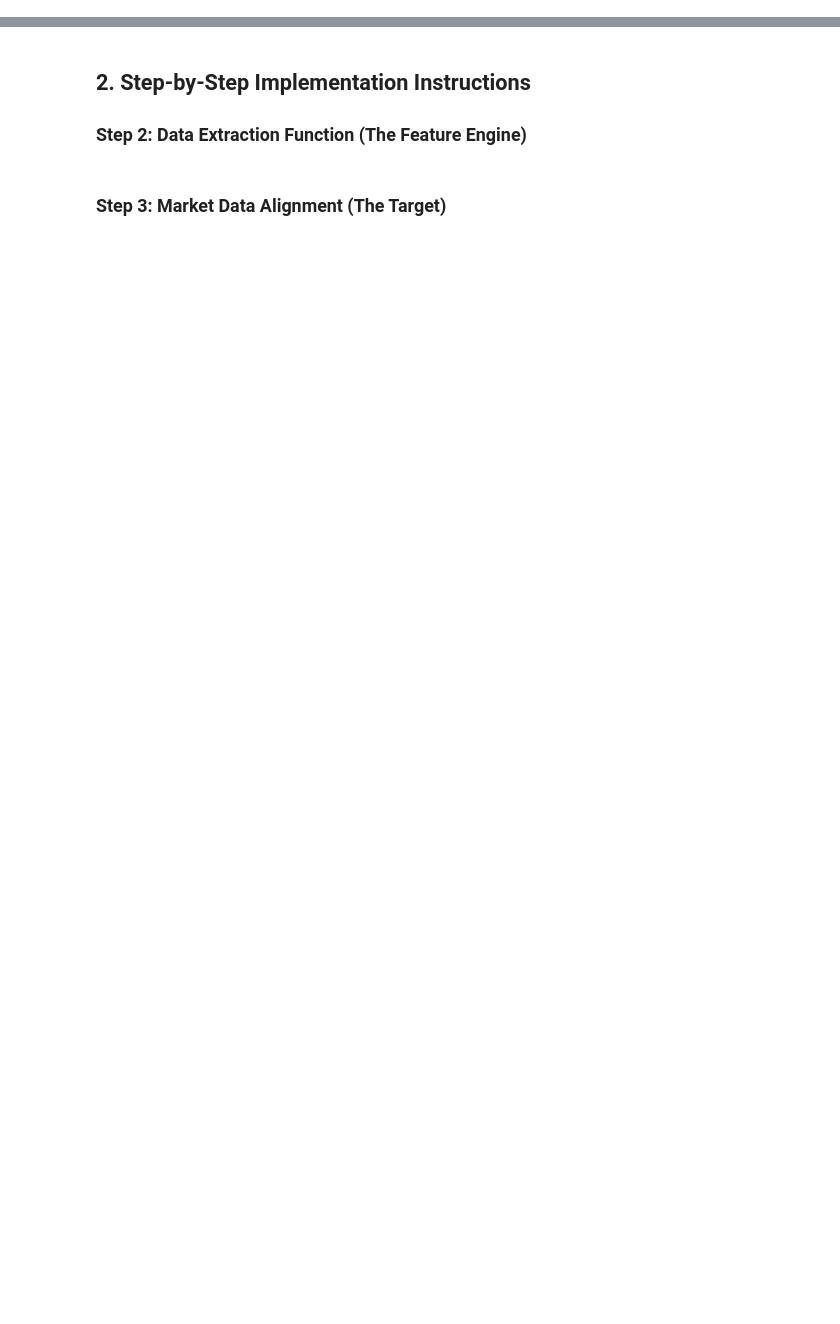
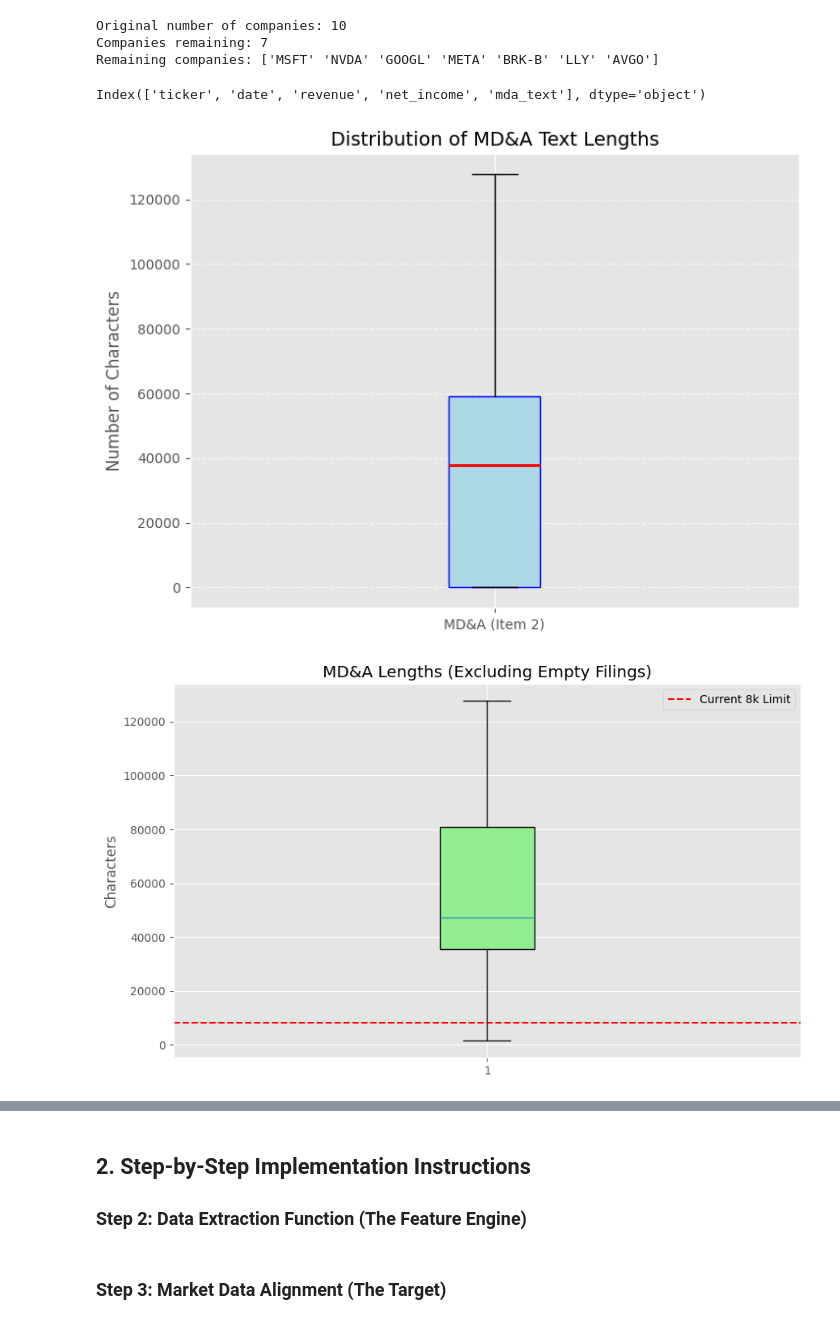
Before and after one commit to Tousak/stock-analysis, a Jupyter notebook: research/notebooks/quarterly_prediction.ipynb, the cells around one changed output, grey strips where cells are left out. Cells and saved outputs as stored; diff of their text form; code cells hidden in the pictures; blank space fills up the shorter version.

```diff
--- a/research/notebooks/quarterly_prediction.ipynb
+++ b/research/notebooks/quarterly_prediction.ipynb
@@ -13,0 +183,15 @@ set_identity('Honza Tous honza.tous@gmail.com')
+# %%
+# Create a new DataFrame excluding any company that has any missing values
+# We group by 'ticker' and filter out any group where ANY value is null
+df_clean_companies = df_raw.groupby('ticker').filter(lambda x: x.notna().all().all())
+
+# Verification
+print(f"Original number of companies: {df_raw['ticker'].nunique()}")
+print(f"Companies remaining: {df_clean_companies['ticker'].nunique()}")
+
+# Show which companies were kept
+print("Remaining companies:", df_clean_companies['ticker'].unique())
+# %% [output]
+Original number of companies: 10
+Companies remaining: 7
+Remaining companies: ['MSFT' 'NVDA' 'GOOGL' 'META' 'BRK-B' 'LLY' 'AVGO']
@@ -13,0 +200,52 @@ set_identity('Honza Tous honza.tous@gmail.com')
+# %%
+print(df_clean_companies.columns)
+# %% [output]
+Index(['ticker', 'date', 'revenue', 'net_income', 'mda_text'], dtype='object')
+# %%
+import matplotlib.pyplot as plt
+
+# 1. Calculate lengths (char counts)
+# Using features_df or df_clean_companies (the ones that still have 'mda_text')
+text_lengths = df_clean_companies['mda_text'].str.len()
+
+# 2. Create the Box Plot
+plt.figure(figsize=(8, 6))
+plt.boxplot(text_lengths, vert=True, patch_artist=True,
+            boxprops=dict(facecolor='lightblue', color='blue'),
+            medianprops=dict(color='red', linewidth=2))
+
+# 3. Add Labels and Title
+plt.title('Distribution of MD&A Text Lengths', fontsize=14)
+plt.ylabel('Number of Characters', fontsize=12)
+plt.xticks([1], ['MD&A (Item 2)']) # Label for the x-axis tick
+
+# Optional: Add grid for better readability
+plt.grid(axis='y', linestyle='--', alpha=0.7)
+# 1. Create a filtered version with only actual text
+df_real_text = df_clean_companies[df_clean_companies['mda_text'].str.len() > 0].copy()
+
+# 2. Calculate lengths
+real_lengths = df_real_text['mda_text'].str.len()
+
+# 3. Plot with a horizontal line at your current 8,000 char limit
+plt.figure(figsize=(10, 6))
+plt.boxplot(real_lengths, vert=True, patch_artist=True, boxprops=dict(facecolor='lightgreen'))
+
+# Draw the 'OpenAI Truncation' line
+plt.axhline(y=8000, color='red', linestyle='--', label='Current 8k Limit')
+
+plt.title('MD&A Lengths (Excluding Empty Filings)')
+plt.ylabel('Characters')
+plt.legend()
+plt.show()
+
+print(f"Removed {len(df_clean_companies) - len(df_real_text)} empty filings.")
+print(real_lengths.describe())
+plt.show()
+
+# Print summary statistics for context
+print("Summary Statistics for Text Lengths:")
+print(text_lengths.describe())
+# %% [output]
+[figure, added]
+[figure, added]
```
Also changed, not shown: parts of 29 cells of this notebook, 4 other files.
